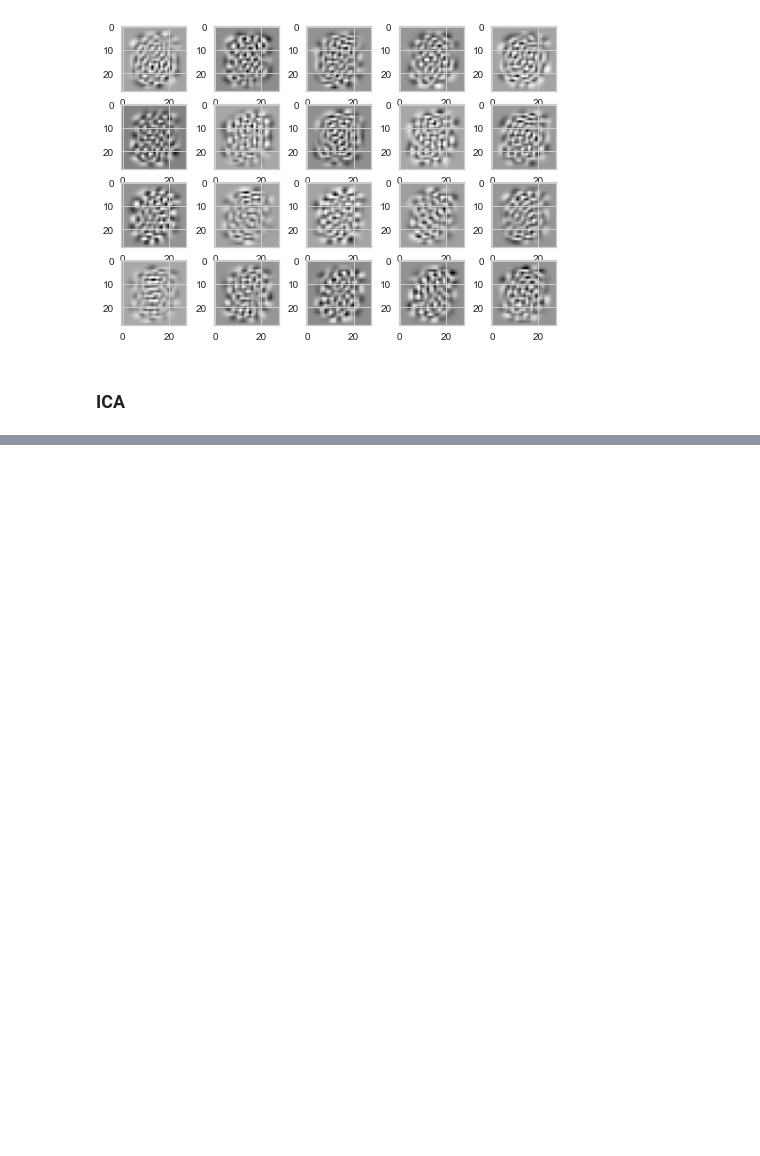
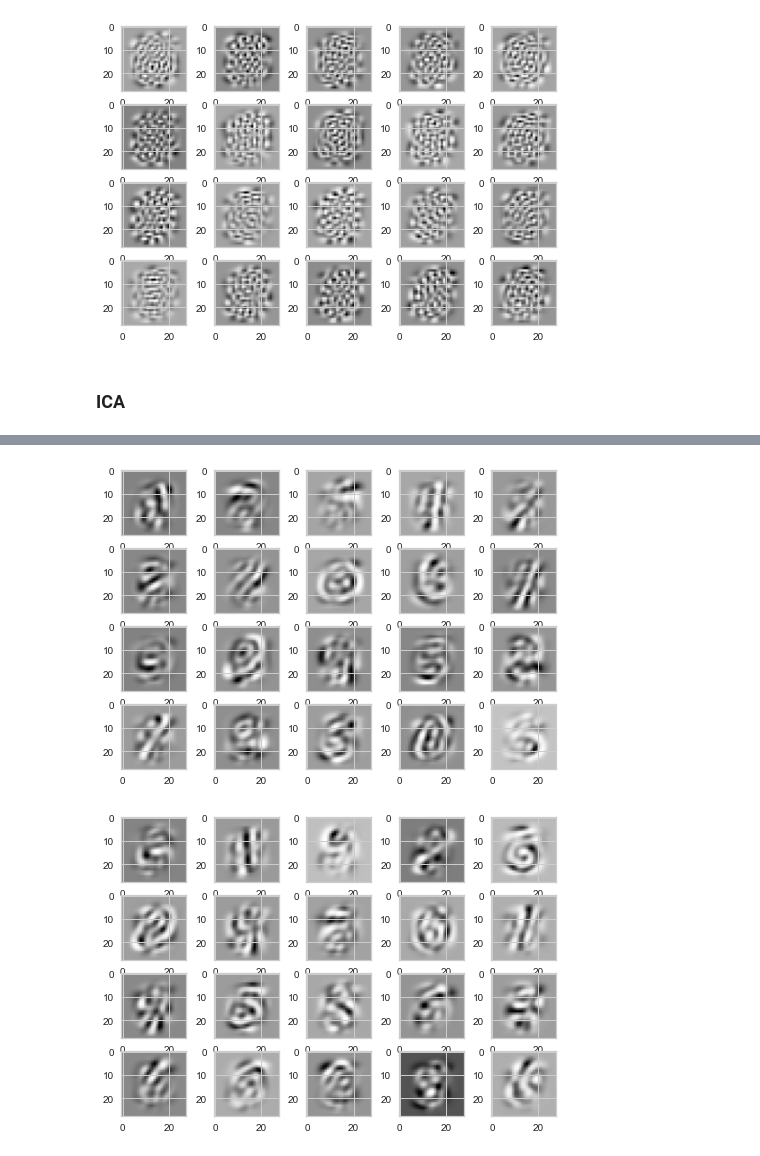
Before and after one commit to barmag/cs7641-projects, a Jupyter notebook: project3/experiments.ipynb, the cells around one changed output, grey strips where cells are left out. Drawn from its saved outputs; the diff is of its cells as text; code cells hidden in the pictures; blank space fills up the shorter version.

```diff
--- a/project3/experiments.ipynb
+++ b/project3/experiments.ipynb
@@ -513,0 +570,5 @@ from scipy.stats import kurtosis
+# %%
+%%time
+small_ica = FastICA(n_components=40, random_state=42).fit(mnist_X)
+kurt = kurtosis(ica.components_, axis=1)
+print(np.mean(kurt))
@@ -513,0 +578,32 @@ from scipy.stats import kurtosis
+# %%
+n_cols = 5
+# gspec = gridspec.GridSpec(1, 10, wspace=0.1, hspace=0.1)
+fig = plt.figure()
+row = 0
+col = 0
+axs = fig.subplots(4, n_cols)
+for i in range(20):
+    ax = axs[row, col]
+    cen = small_ica.components_[i]
+#     print(row, col)
+    ax.imshow(cen.reshape((28, 28)))
+    col += 1
+    if col == n_cols:
+        col = 0
+        row += 1
+
+fig = plt.figure()
+row = 0
+col = 0
+axs = fig.subplots(4, n_cols)
+for i in range(-1, -21, -1):
+    ax = axs[row, col]
+    cen = small_ica.components_[i]
+    ax.imshow(cen.reshape((28, 28)))
+    col += 1
+    if col == n_cols:
+        col = 0
+        row += 1
+# %% [output]
+[figure, added]
+[figure, added]
```
Also changed, not shown: parts of 6 cells of this notebook.
